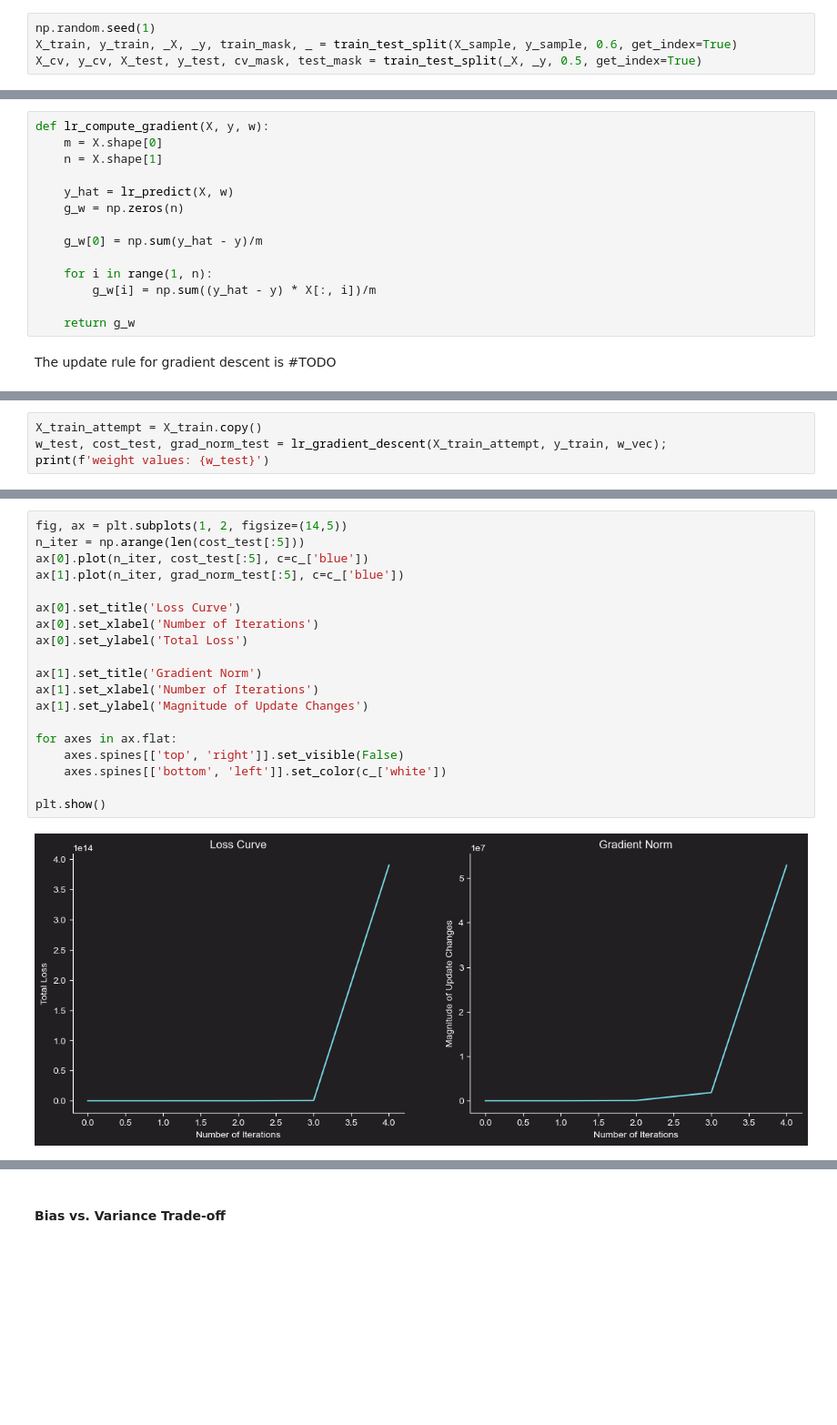
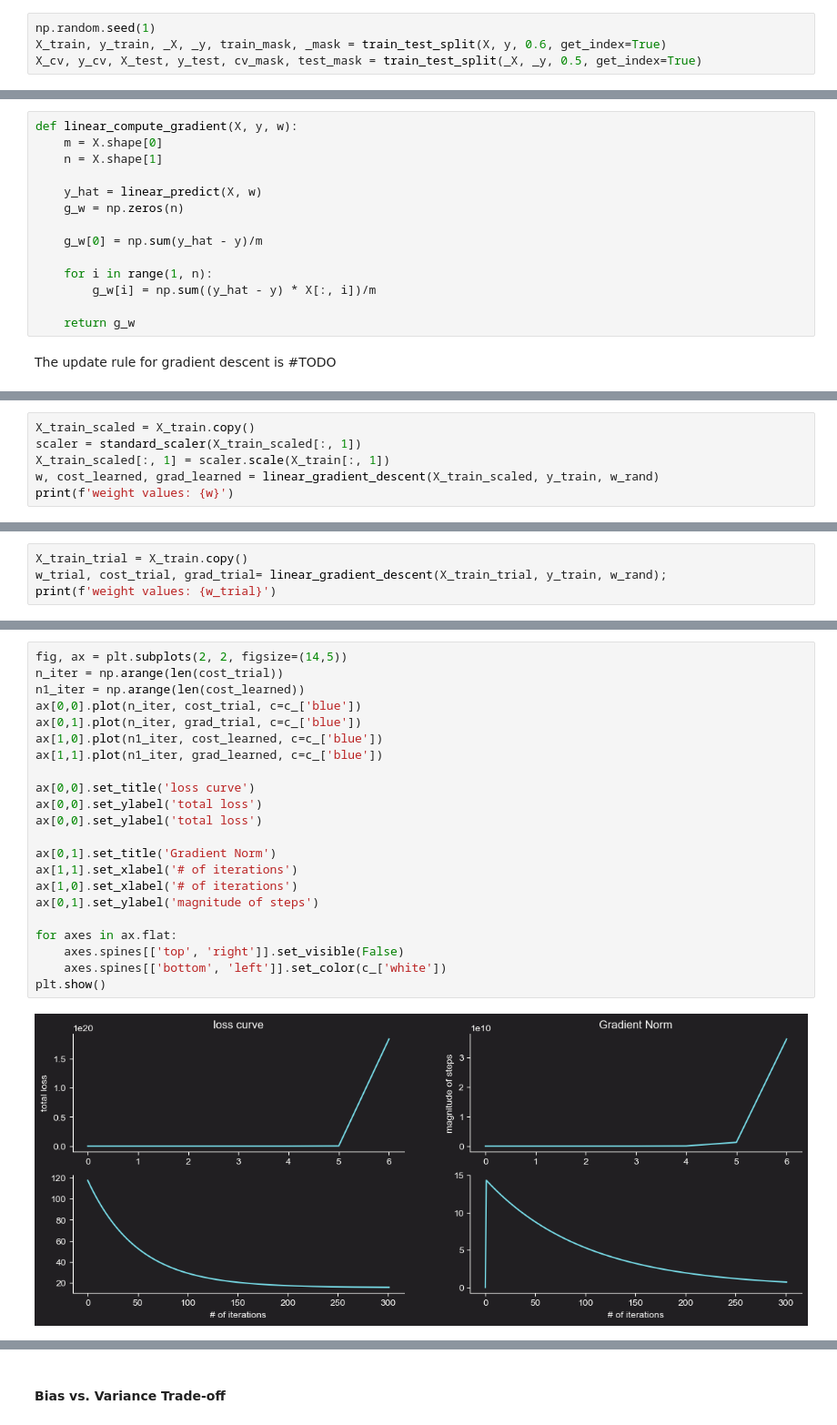
Before and after one commit to jakecreate/machine-learning-from-scratch, a Jupyter notebook: fundamentals_machine_learning.ipynb, the cells around one changed output, grey strips where cells are left out. Shown at 91% size. Cells and saved outputs as stored; diff of their text form; blank space fills up the shorter version.

Commit message:
create LinearRegression class

```diff
--- a/fundamentals_machine_learning.ipynb
+++ b/fundamentals_machine_learning.ipynb
@@ -131,7 +135,7 @@ def train_test_split(X, y, p_train=0.6, get_index=False):
     return X[train_mask], y[train_mask], X[test_mask], y[test_mask]
 # %%
 np.random.seed(1)
-X_train, y_train, _X, _y, train_mask, _ = train_test_split(X_sample, y_sample, 0.6, get_index=True)
+X_train, y_train, _X, _y, train_mask, _mask = train_test_split(X, y, 0.6, get_index=True)
 X_cv, y_cv, X_test, y_test, cv_mask, test_mask = train_test_split(_X, _y, 0.5, get_index=True)
 # %% [markdown]
 Now we have our have separated the dataset into
@@ -182,9 +185,9 @@ $$\frac{dJ}{dw_0} = \frac{1}{m}\sum^{m - 1}_{i = 0}(\vec{w}^T\vec{x}^{(i)} - y^{
 # %%
-def lr_compute_gradient(X, y, w):
+def linear_compute_gradient(X, y, w):
     m = X.shape[0]
     n = X.shape[1]
 
-    y_hat = lr_predict(X, w)
+    y_hat = linear_predict(X, w)
     g_w = np.zeros(n)
 
     g_w[0] = np.sum(y_hat - y)/m
@@ -232,0 +245,6 @@ def lr_gradient_descent(X, y, w, eta=0.01, threshold=0.005, max_iter = 1000):
+# %%
+X_train_scaled = X_train.copy()
+scaler = standard_scaler(X_train_scaled[:, 1])
+X_train_scaled[:, 1] = scaler.scale(X_train[:, 1])
+w, cost_learned, grad_learned = linear_gradient_descent(X_train_scaled, y_train, w_rand)
+print(f'weight values: {w}')
@@ -233,6 +254,6 @@ def lr_gradient_descent(X, y, w, eta=0.01, threshold=0.005, max_iter = 1000):
 # %%
-X_train_attempt = X_train.copy()
-w_test, cost_test, grad_norm_test = lr_gradient_descent(X_train_attempt, y_train, w_vec);
-print(f'weight values: {w_test}')
+X_train_trial = X_train.copy()
+w_trial, cost_trial, grad_trial= linear_gradient_descent(X_train_trial, y_train, w_rand);
+print(f'weight values: {w_trial}')
 # %% [output]
 error: delta cost reached over 1e+20
@@ -242,21 +262,24 @@ weight values: [6.92958917e+06 4.25952713e+08]
 # %%
-fig, ax = plt.subplots(1, 2, figsize=(14,5))
-n_iter = np.arange(len(cost_test[:5]))
-ax[0].plot(n_iter, cost_test[:5], c=c_['blue'])
-ax[1].plot(n_iter, grad_norm_test[:5], c=c_['blue'])
+fig, ax = plt.subplots(2, 2, figsize=(14,5))
+n_iter = np.arange(len(cost_trial))
+n1_iter = np.arange(len(cost_learned))
+ax[0,0].plot(n_iter, cost_trial, c=c_['blue'])
+ax[0,1].plot(n_iter, grad_trial, c=c_['blue'])
+ax[1,0].plot(n1_iter, cost_learned, c=c_['blue'])
+ax[1,1].plot(n1_iter, grad_learned, c=c_['blue'])
 
-ax[0].set_title('Loss Curve')
-ax[0].set_xlabel('Number of Iterations')
-ax[0].set_ylabel('Total Loss')
+ax[0,0].set_title('loss curve')
+ax[0,0].set_ylabel('total loss')
+ax[0,0].set_ylabel('total loss')
 
-ax[1].set_title('Gradient Norm')
-ax[1].set_xlabel('Number of Iterations')
-ax[1].set_ylabel('Magnitude of Update Changes')
+ax[0,1].set_title('Gradient Norm')
+ax[1,1].set_xlabel('# of iterations')
+ax[1,0].set_xlabel('# of iterations')
+ax[0,1].set_ylabel('magnitude of steps')
 
 for axes in ax.flat:
     axes.spines[['top', 'right']].set_visible(False)
     axes.spines[['bottom', 'left']].set_color(c_['white'])
-
 plt.show()
 # %% [output]
-[figure, old version]
+[figure, new version]
```
Also changed, not shown: parts of 32 cells of this notebook.
